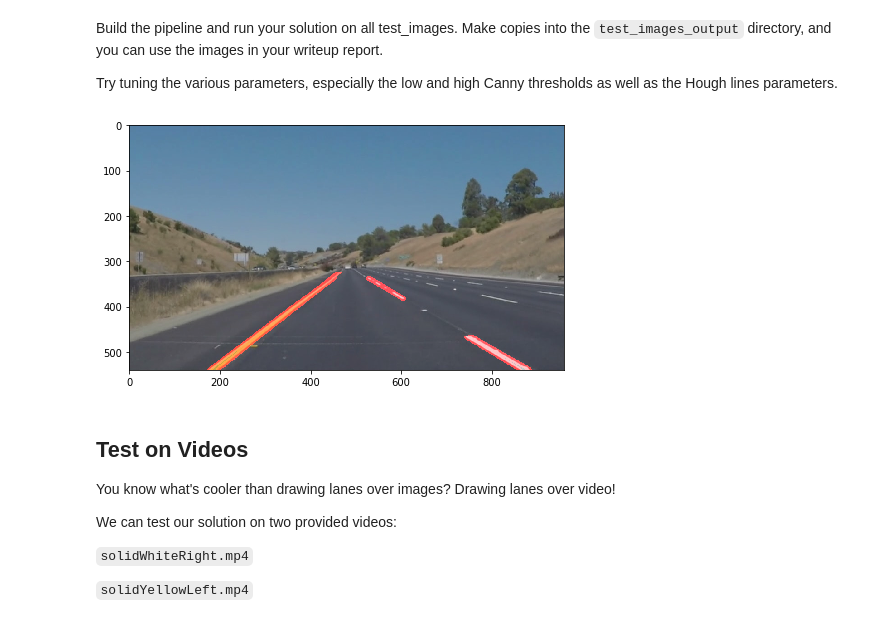
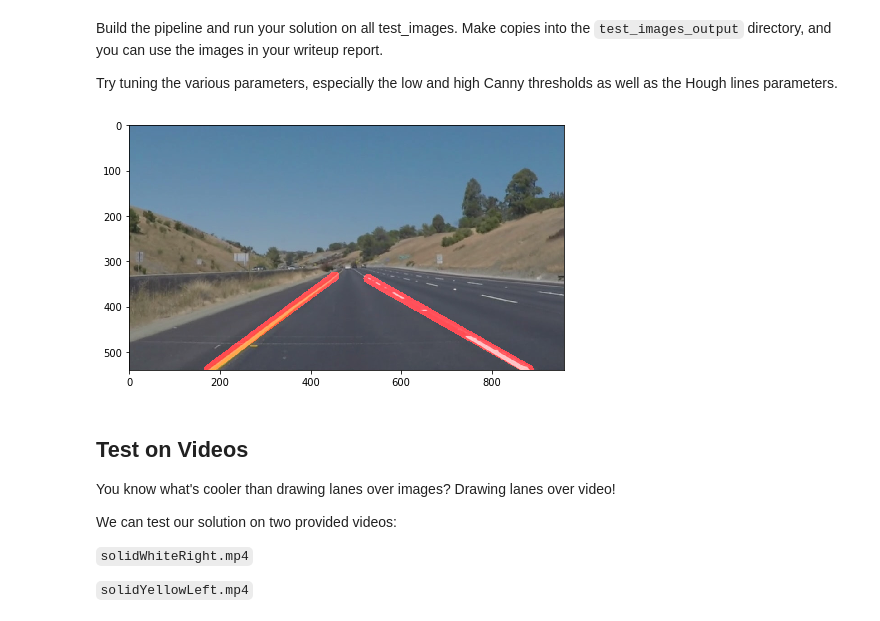
Before and after one commit to JennyLeeStat/Finding_lane_lines, a Jupyter notebook: P1.ipynb, the cells around one changed output. Drawn from its saved outputs; the diff is of its cells as text; code cells hidden in the pictures.

Commit message:
feat: edit draw_line()
lines are separated into left lane and right lane then
extrapolated/averaged

```diff
--- a/P1.ipynb
+++ b/P1.ipynb
@@ -173,6 +219,27 @@ def weighted_img(img, initial_img, α=0.8, β=1., γ=0.):
     NOTE: initial_img and img must be the same shape!
     """
     return cv2.addWeighted(initial_img, α, img, β, γ)
+# %%
+filepath = 'test_images/whiteCarLaneSwitch.jpg'
+image = mpimg.imread(filepath)
+
+# 2. grayscaling
+gray_image = grayscale(image)
+
+# 3. Gaussian de-noising
+blurred_image = gaussian_blur(gray_image, kernel_size=5)
+
+# 4. Canny edge detection
+edges = canny(blurred_image, 150, 250)
+# 6. Region selection
+masked = region_of_interest(edges, find_roi_vertices(edges))
+rho = 2
+theta = np.pi /180
+threshold = 50  # minimum number of votes (intersections in Hough grid cell)
+min_line_len = 30  # minimum number of pixels making up a line
+max_line_gap = 30
+lines = cv2.HoughLinesP(masked, rho, theta, threshold, np.array([]),
+                            minLineLength=min_line_len, maxLineGap=max_line_gap)
 # %%
 def find_roi_vertices(img):
     ysize, xsize, _ = image.shape
@@ -206,38 +273,40 @@ Try tuning the various parameters, especially the low and high Canny thresholds
 # %%
 # TODO: Build your pipeline that will draw lane lines on the test_images
 # then save them to the test_images_output directory.
 
 # 1. Read in image file
 
 # filepath = 'test_images/solidWhiteCurve.jpg'
 # filepath = 'test_images/solidWhiteRight.jpg'
 # filepath = 'test_images/solidYellowCurve.jpg'
 # filepath = 'test_images/solidYellowCurve2.jpg'
 # filepath = 'test_images/solidYellowLeft.jpg'
 filepath = 'test_images/whiteCarLaneSwitch.jpg'
 image = mpimg.imread(filepath)
 
-# 2. Canny edge detection
+# 2. grayscaling
 gray_image = grayscale(image)
+
+# 3. Gaussian de-noising
 blurred_image = gaussian_blur(gray_image, kernel_size=5)
+
+# 4. Canny edge detection
 edges = canny(blurred_image, 150, 250)
+# 6. Region selection
+masked = region_of_interest(edges, find_roi_vertices(edges))
 
-# 3. Hough transformation
+# 5. Hough transformation
 rho = 2
 theta = np.pi /180
 threshold = 50  # minimum number of votes (intersections in Hough grid cell)
 min_line_len = 30  # minimum number of pixels making up a line
 max_line_gap = 30    # maximum gap in pixels between connectable line segments
-
-lines_found = hough_lines(edges, rho, theta, threshold, min_line_len, max_line_gap)
-
-# 4. Region selection
-masked = region_of_interest(lines_found, find_roi_vertices(lines_found))
+lines_found = hough_lines(masked, rho, theta, threshold, min_line_len, max_line_gap)
 
 plt.figure(figsize=(8, 4.5))
-plt.imshow(weighted_img(masked, image, α=0.8, β=1., γ=0.));
+plt.imshow(weighted_img(lines_found, image, α=.8, β=1., γ=0.));
 # %% [output]
-[figure, old version]
+[figure, new version]
 # %% [markdown]
 
 ## Test on Videos
```
Also changed, not shown: parts of 4 cells of this notebook.
